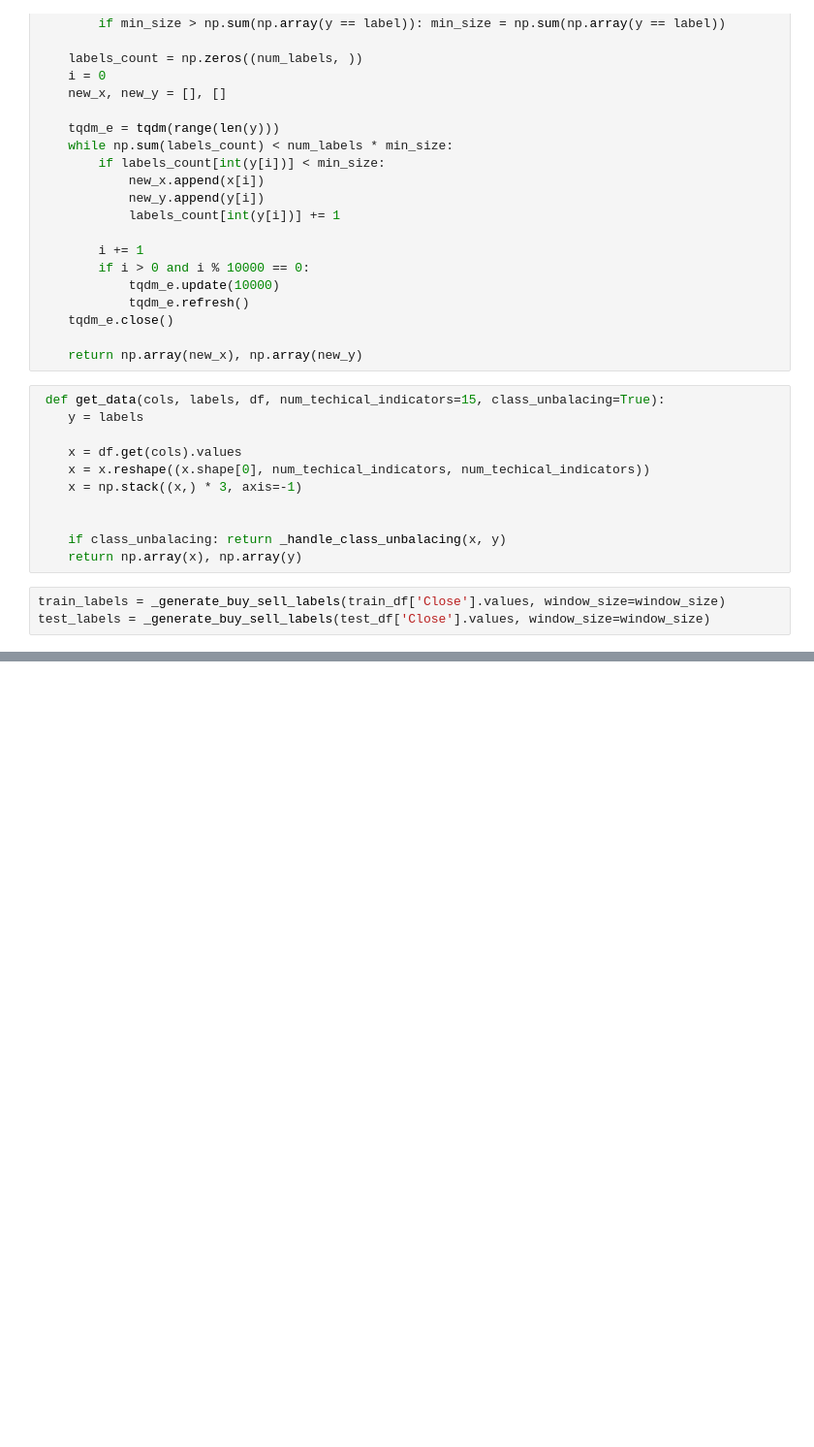
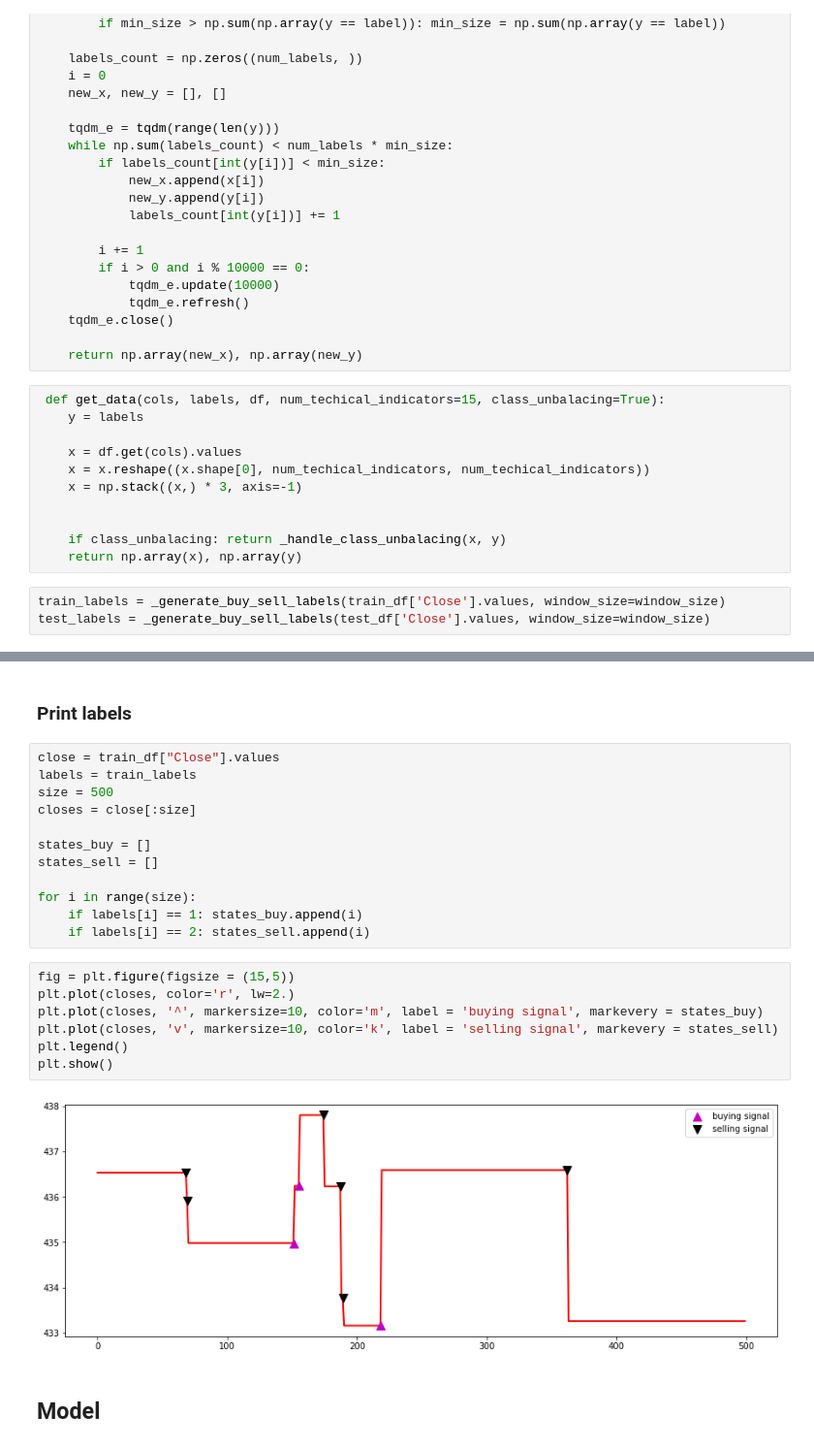
Before and after one commit to daniloaleixo/BTCStudies, a Jupyter notebook: studies/CNN price prediction.ipynb, the cells around one changed output, grey strips where cells are left out. Shown: that part at 97% size. Cells and saved outputs as stored; diff of their text form; blank space fills up the shorter version.

```diff
--- a/studies/CNN price prediction.ipynb
+++ b/studies/CNN price prediction.ipynb
@@ -199,0 +222,25 @@ x_test, y_test = get_data(
+# %% [markdown]
+### Print labels
+# %%
+close = train_df["Close"].values
+labels = train_labels
+size = 500
+closes = close[:size]
+
+states_buy = []
+states_sell = []
+
+for i in range(size):
+    if labels[i] == 1: states_buy.append(i)
+    if labels[i] == 2: states_sell.append(i)
+# %%
+fig = plt.figure(figsize = (15,5))
+plt.plot(closes, color='r', lw=2.)
+plt.plot(closes, '^', markersize=10, color='m', label = 'buying signal', markevery = states_buy)
+plt.plot(closes, 'v', markersize=10, color='k', label = 'selling signal', markevery = states_sell)
+plt.legend()
+plt.show()
+# %% [output]
+[figure, added]
+# %% [markdown]
+## Model
```
Also changed, not shown: parts of 3 cells of this notebook.
